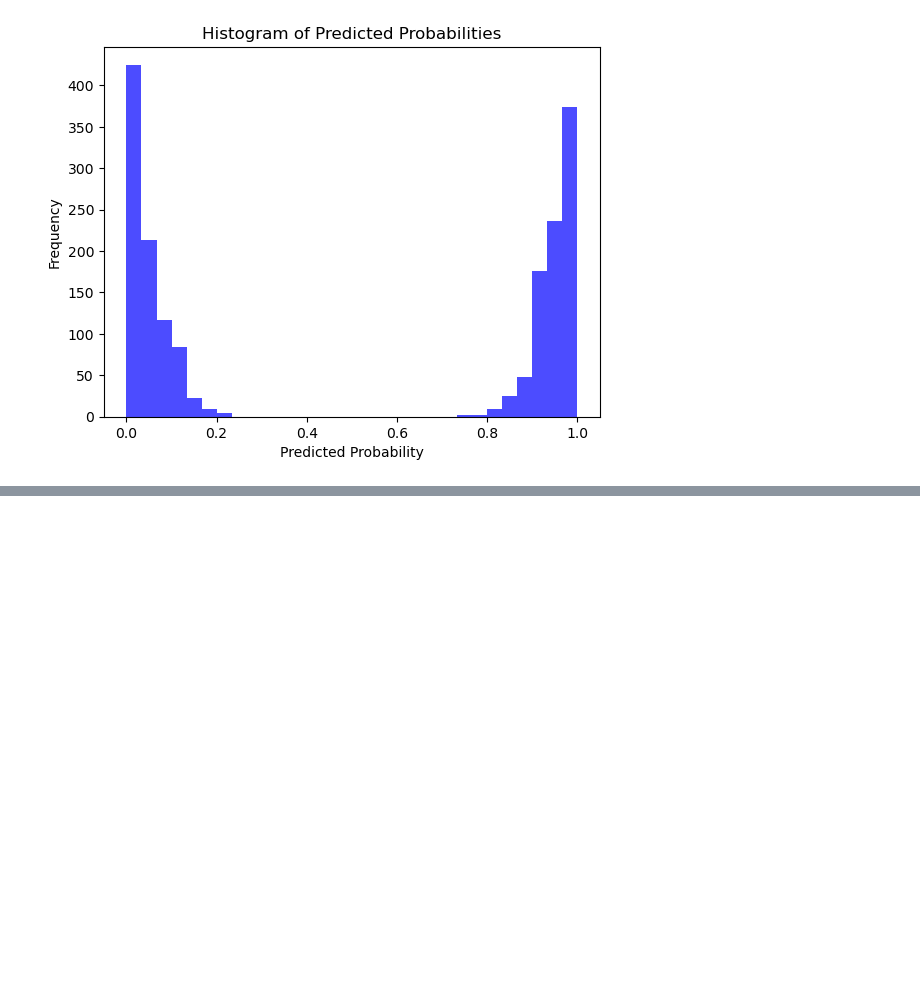
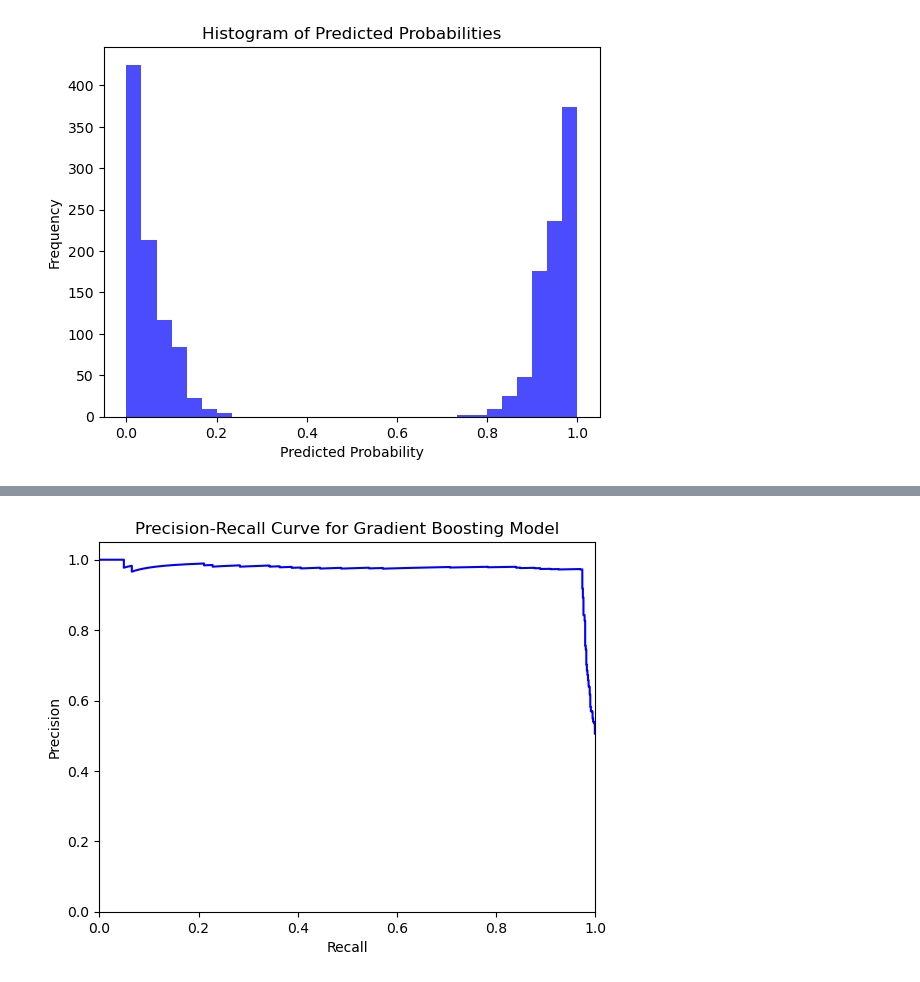
Before and after one commit to joachinhimself/Customer-Churn-Analysis, a Jupyter notebook: Notebook/Customer Churn.ipynb, the cells around one changed output, grey strips where cells are left out. Saved outputs shown, nothing was run; the diff lists cells and outputs as text; code cells hidden in the pictures; blank space fills up the shorter version.

```diff
--- a/Notebook/Customer Churn.ipynb
+++ b/Notebook/Customer Churn.ipynb
@@ -2757,0 +2825,15 @@ plt.show()
+# %%
+# Compute precision and recall
+precision, recall, _ = precision_recall_curve(y_test, y_probs)
+
+# Plotting Precision-Recall Curve
+plt.figure()
+plt.plot(recall, precision, color='blue')
+plt.xlabel('Recall')
+plt.ylabel('Precision')
+plt.title('Precision-Recall Curve for Gradient Boosting Model')
+plt.xlim([0.0, 1.0])
+plt.ylim([0.0, 1.05])
+plt.show()
+# %% [output]
+[figure, added]
```
Also changed, not shown: parts of 13 cells of this notebook, 1 other file.
